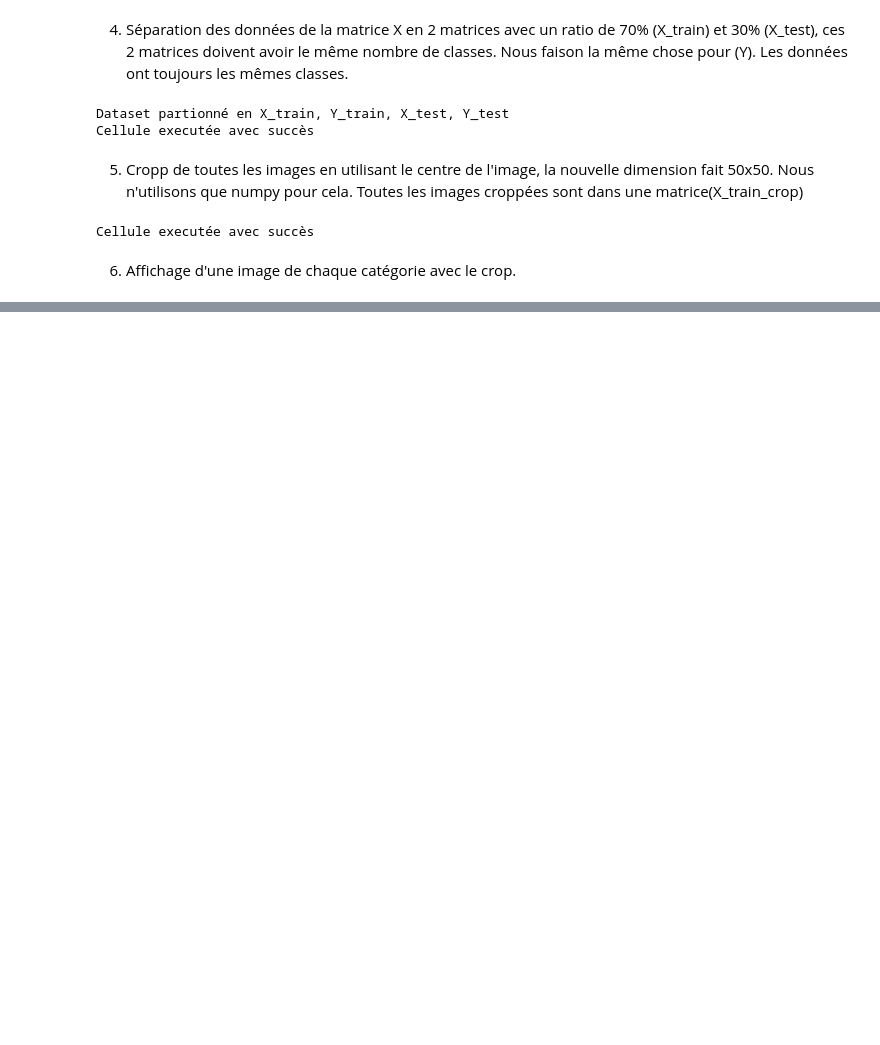
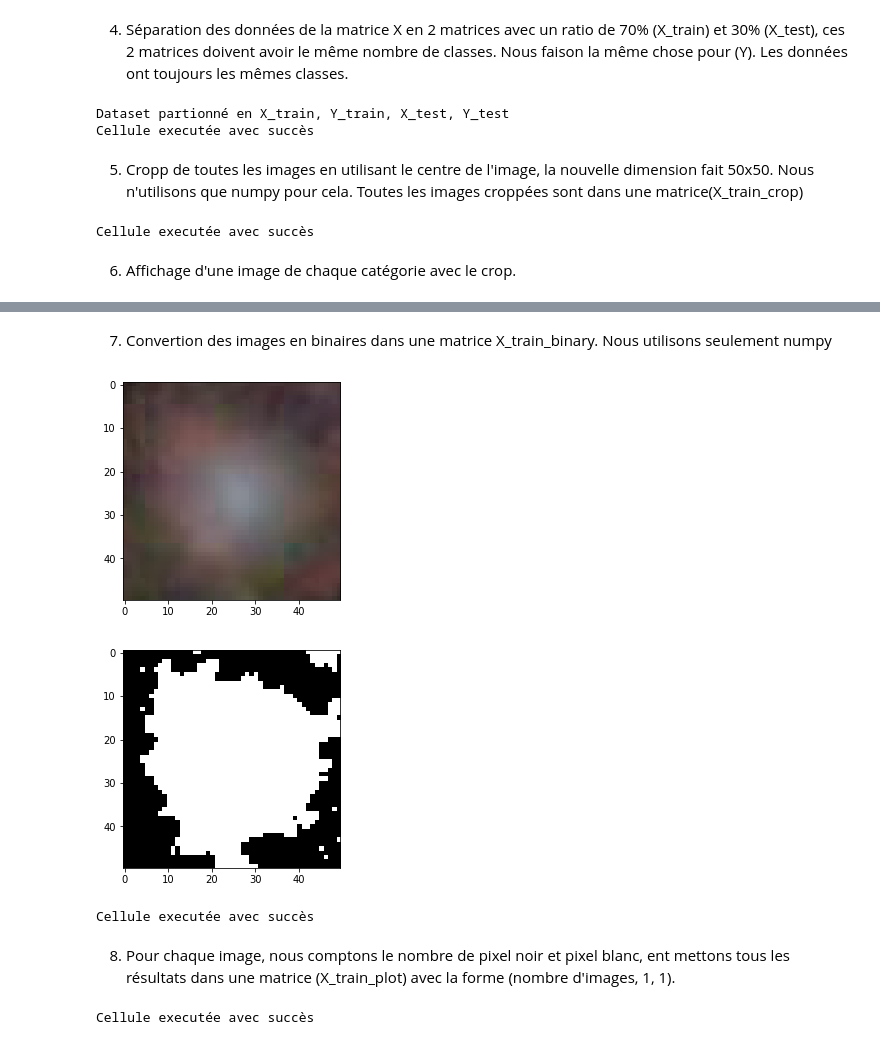
Before and after one commit to uvsq21501832/GIT_DEPOT_GTI770_TP00, a Jupyter notebook: TP00.ipynb, the cells around one changed output, grey strips where cells are left out. Saved outputs shown, nothing was run; the diff lists cells and outputs as text; code cells hidden in the pictures; blank space fills up the shorter version.

```diff
--- a/TP00.ipynb
+++ b/TP00.ipynb
@@ -289 +289,79 @@ print("Cellule executée avec succès")
 Cellule executée avec succès
+# %% [markdown]
+7. Convertion des images en binaires dans une matrice X_train_binary. Nous utilisons seulement numpy
+# %%
+count = 0
+X_train_binay = np.zeros((70, 50, 50,3))
+for element in X_train_crop :
+    img = X_train_crop[count]
+    #plt.imshow(img/255)
+    #plt.show()
+
+    red_everage = np.mean (img[:][:][0])
+    green_everage = np.mean (img[:][:][1])
+    blue_everage = np.mean (img[:][:][2])
+    #print(red_everage)
+    #print(green_everage)
+    #print(blue_everage)
+
+    binary_img = img.copy()
+
+    for i in range(img.shape[0]):
+        for j in range(img.shape[1]):
+            #print(img[i][j])
+            red = img[i][j][0]
+            green = img[i][j][1]
+            blue = img[i][j][2]
+            if red < red_everage or green < green_everage or blue < blue_everage :
+                binary_img[i][j] = [0,0,0]
+            else :
+                binary_img[i][j] = [255,255,255]
+    X_train_binay[count] = binary_img
+    #plt.imshow(binary_img/255)
+    #plt.show()
+    count+=1
+#Visualisation de la binarisation de la 10ième image
+img = X_train_crop[10]
+plt.imshow(img/255)
+plt.show()
+binary_img = X_train_binay[10]
+plt.imshow(binary_img/255)
+plt.show()
+print("Cellule executée avec succès")
+# %% [output]
+[figure, added]
+[figure, added]
+Cellule executée avec succès
+# %% [markdown]
+8. Pour chaque image, nous comptons le nombre de pixel noir et pixel blanc, ent mettons tous les résultats dans une matrice (X_train_plot) avec la forme (nombre d'images, 1, 1).
+# %%
+def compte_pixels_noirs_et_blanc (X_train_binay):
+    # Initialisation de la matrice X_train_plot, du nombre de pixel noir et du nombre de pixel
+    X_train_plot = np.zeros((70, 3))
+    nb_black_pixel = 0
+    nb_white_pixel  = 0
+    img_count = 0
+    for image in X_train_binay :
+        img = X_train_binay[img_count]
+        for i in range(img.shape[0]):
+            for j in range(img.shape[1]):
+                red = img[i][j][0]
+                green = img[i][j][1]
+                blue = img[i][j][2]
+                if red == 0 and green == 0 or blue == 0 :
+                    nb_black_pixel+=1
+                else :
+                    nb_white_pixel+=1
+        X_train_plot[img_count][0] = img_count
+        X_train_plot[img_count][1] = nb_black_pixel
+        X_train_plot[img_count][2] = nb_white_pixel
+        img_count+=1
+    #print (X_train_plot)
+    return X_train_plot
+
+X_train_plot = np.zeros((70, 3))
+X_train_plot = compte_pixels_noirs_et_blanc (X_train_binay)
+#print(X_train_plot)
+print("Cellule executée avec succès")
+# %% [output]
+Cellule executée avec succès
```
Also changed, not shown: parts of 3 cells of this notebook.
